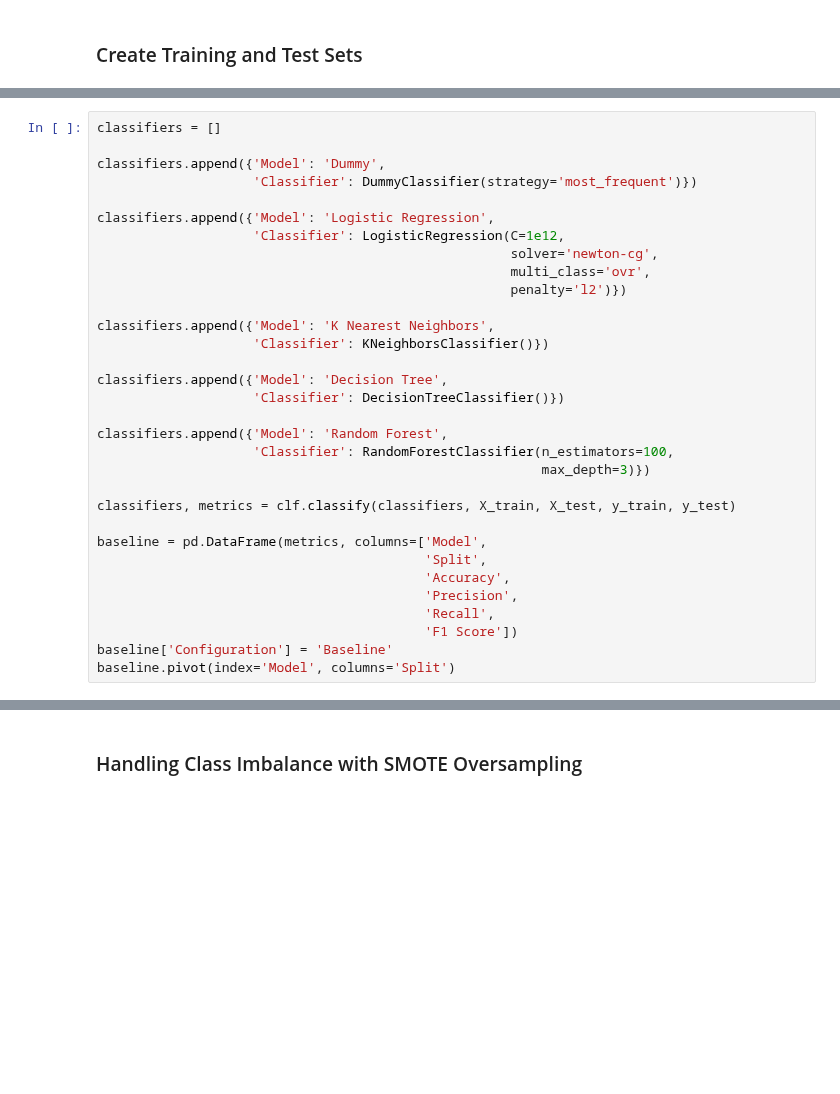
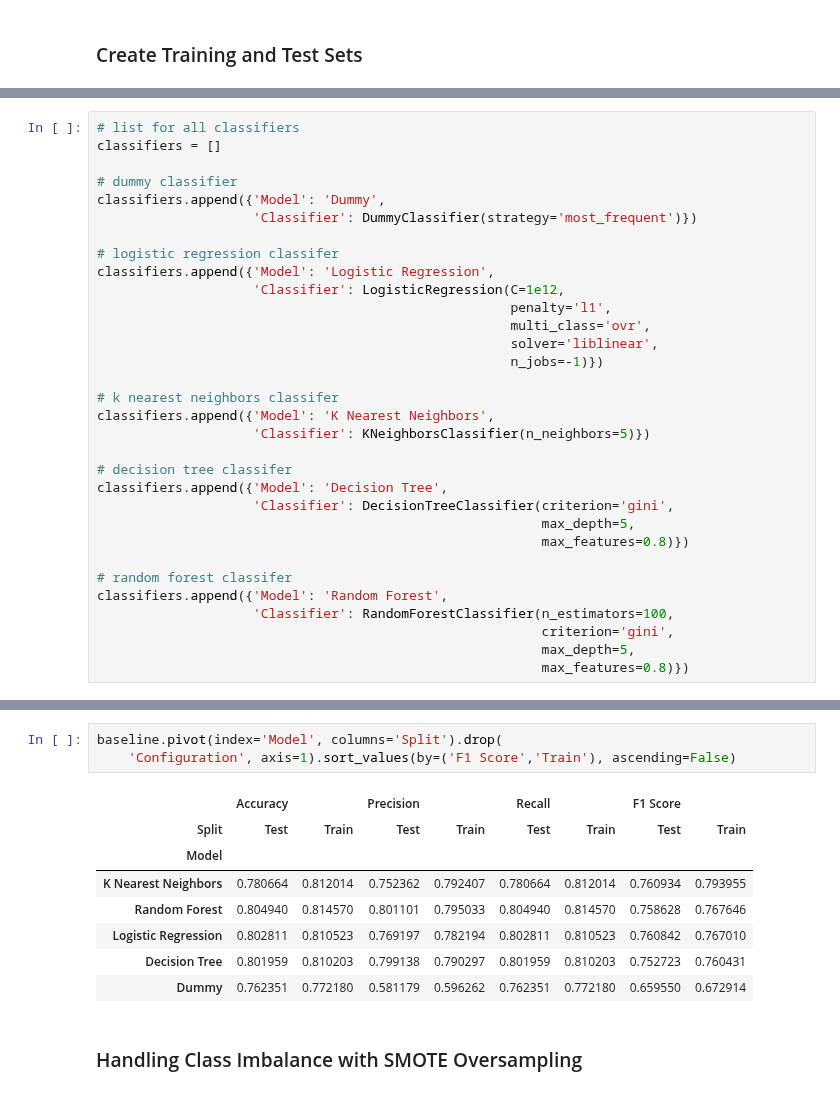
Before and after one commit to acdick/endangered_species_classification, a Jupyter notebook: Source/04_Classification_Modeling.ipynb, the cells around one changed output, grey strips where cells are left out. Saved outputs shown, nothing was run; the diff lists cells and outputs as text; blank space fills up the shorter version.

```diff
--- a/Source/04_Classification_Modeling.ipynb
+++ b/Source/04_Classification_Modeling.ipynb
@@ -69,32 +69,32 @@ Threatened:    0.06686541737649063
 # %%
+# list for all classifiers
 classifiers = []
 
+# dummy classifier
 classifiers.append({'Model': 'Dummy',
                     'Classifier': DummyClassifier(strategy='most_frequent')})
 
+# logistic regression classifer
 classifiers.append({'Model': 'Logistic Regression',
                     'Classifier': LogisticRegression(C=1e12,
-                                                     solver='newton-cg',
+                                                     penalty='l1',
                                                      multi_class='ovr',
-                                                     penalty='l2')})
+                                                     solver='liblinear',
+                                                     n_jobs=-1)})
 
+# k nearest neighbors classifer
 classifiers.append({'Model': 'K Nearest Neighbors',
-                    'Classifier': KNeighborsClassifier()})
+                    'Classifier': KNeighborsClassifier(n_neighbors=5)})
 
+# decision tree classifer
 classifiers.append({'Model': 'Decision Tree',
-                    'Classifier': DecisionTreeClassifier()})
+                    'Classifier': DecisionTreeClassifier(criterion='gini',
+                                                         max_depth=5,
+                                                         max_features=0.8)})
 
+# random forest classifer
 classifiers.append({'Model': 'Random Forest',
                     'Classifier': RandomForestClassifier(n_estimators=100,
-                                                         max_depth=3)})
-
-classifiers, metrics = clf.classify(classifiers, X_train, X_test, y_train, y_test)
-
-baseline = pd.DataFrame(metrics, columns=['Model',
-                                          'Split',
-                                          'Accuracy',
-                                          'Precision',
-                                          'Recall',
-                                          'F1 Score'])
-baseline['Configuration'] = 'Baseline'
-baseline.pivot(index='Model', columns='Split')
+                                                         criterion='gini',
+                                                         max_depth=5,
+                                                         max_features=0.8)})
@@ -125,3 +125,15 @@ models
+# %%
+baseline.pivot(index='Model', columns='Split').drop(
+    'Configuration', axis=1).sort_values(by=('F1 Score','Train'), ascending=False)
+# %% [output]
+|  | Accuracy |  | Precision |  | Recall |  | F1 Score |  |
+| Split | Test | Train | Test | Train | Test | Train | Test | Train |
+| Model |  |  |  |  |  |  |  |  |
+| K Nearest Neighbors | 0.780664 | 0.812014 | 0.752362 | 0.792407 | 0.780664 | 0.812014 | 0.760934 | 0.793955 |
+| Random Forest | 0.804940 | 0.814570 | 0.801101 | 0.795033 | 0.804940 | 0.814570 | 0.758628 | 0.767646 |
+| Logistic Regression | 0.802811 | 0.810523 | 0.769197 | 0.782194 | 0.802811 | 0.810523 | 0.760842 | 0.767010 |
+| Decision Tree | 0.801959 | 0.810203 | 0.799138 | 0.790297 | 0.801959 | 0.810203 | 0.752723 | 0.760431 |
+| Dummy | 0.762351 | 0.772180 | 0.581179 | 0.596262 | 0.762351 | 0.772180 | 0.659550 | 0.672914 |
 # %% [markdown]
 ### Handling Class Imbalance with SMOTE Oversampling
 # %%
```
Also changed, not shown: parts of 23 cells of this notebook, 1 other file.
